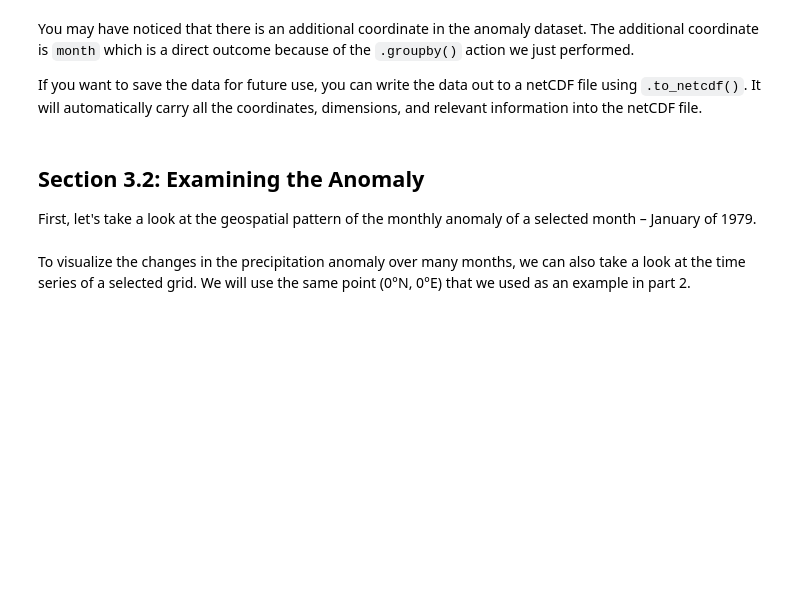
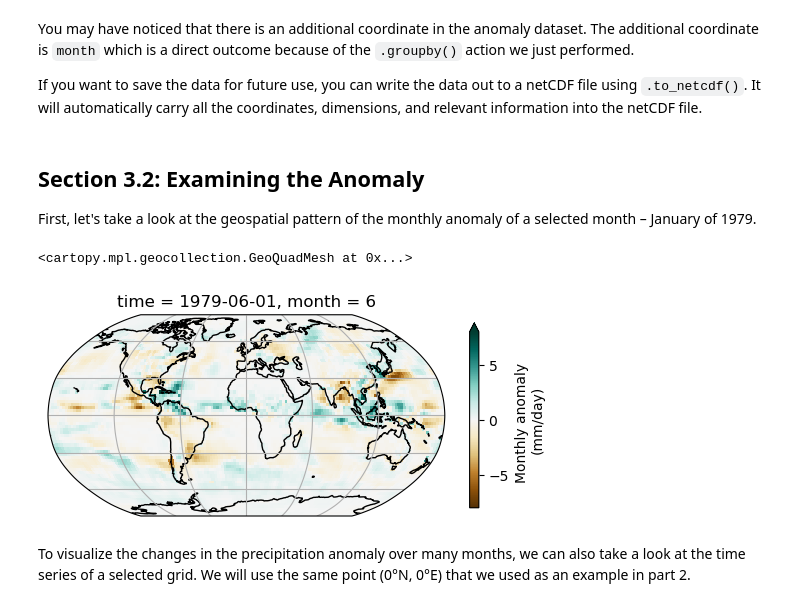
Before and after one commit to TobGerken/ISAT_420_S26_Shared_Fork, a Jupyter notebook: W10_Xarray_Operations/Code/w10_climatology.ipynb, the cells around one changed output. Cells and saved outputs as stored; diff of their text form; code cells hidden in the pictures; blank space fills up the shorter version.

```diff
--- a/W10_Xarray_Operations/Code/w10_climatology.ipynb
+++ b/W10_Xarray_Operations/Code/w10_climatology.ipynb
@@ -599,25 +671,28 @@ First, let's take a look at the geospatial pattern of the monthly anomaly of a s
 # %%
 # initate plot
 fig = plt.figure()
 
 # set map projection
 ax = plt.axes(projection=ccrs.Robinson())
 
 # add coastal lines to indicate land/ocean
 ax.coastlines()
 
 # add grid lines for latitude and longitude
 ax.gridlines()
 
 # draw the precipitation data
-precip_anom.sel(time="1979-01-01").plot(
+precip_anom.sel(time="1979-06-01").plot(
     ax=ax,
     transform=ccrs.PlateCarree(),
     vmin=-8,
     vmax=8,
     cmap="BrBG",
     cbar_kwargs=dict(shrink=0.5, label="Monthly anomaly \n(mm/day)"),
 )
+# %% [output]
+<cartopy.mpl.geocollection.GeoQuadMesh at 0x...>
+[figure, added]
 # %% [markdown]
 To visualize the changes in the precipitation anomaly over many months, we can also take a look at the time series of a selected grid. We will use the same point (0°N, 0°E) that we used as an example in part 2.
 # %%
```
Also changed, not shown: parts of 22 cells of this notebook.
